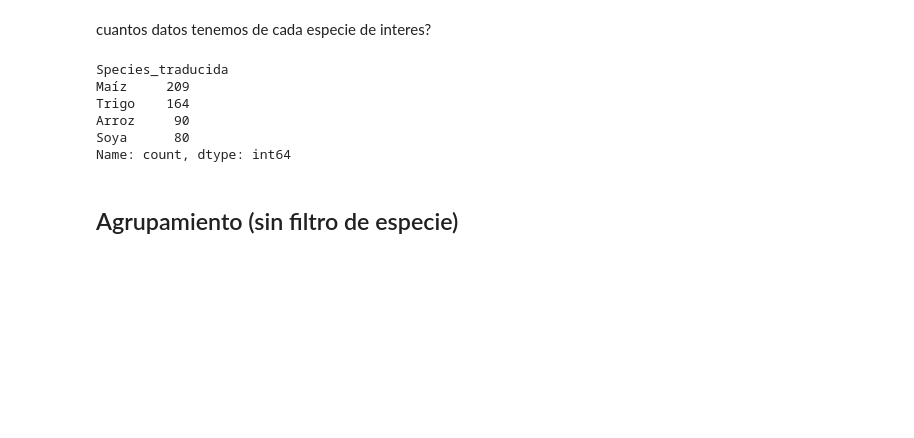
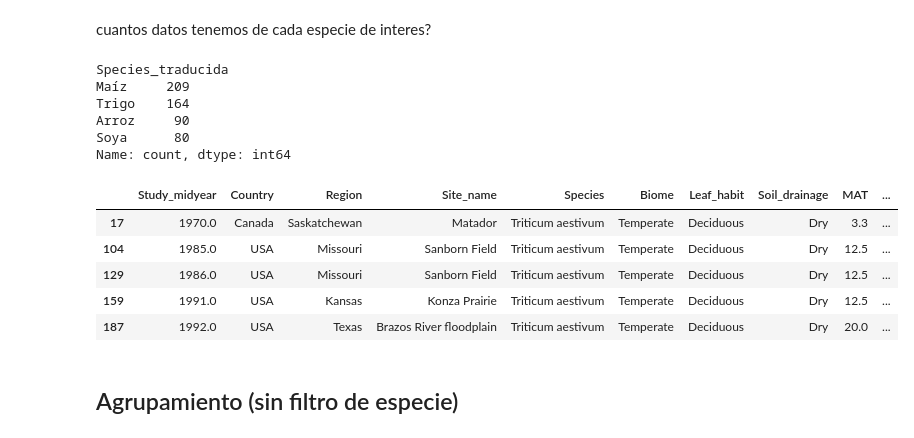
Before and after one commit to MaximilianoVM/NASA_Spaceapps_2024, a Jupyter notebook: Notebooks/1_exploration.ipynb, the cells around one changed output. Drawn from its saved outputs; the diff is of its cells as text; code cells hidden in the pictures; blank space fills up the shorter version.

```diff
--- a/Notebooks/1_exploration.ipynb
+++ b/Notebooks/1_exploration.ipynb
@@ -181,6 +181,15 @@ Trigo    164
 Arroz     90
 Soya      80
 Name: count, dtype: int64
+# %%
+df_traducido.head()
+# %% [output]
+|  | Study_midyear | Country | Region | Site_name | Species | Biome | Leaf_habit | Soil_drainage | MAT | ... |
+| 17 | 1970.0 | Canada | Saskatchewan | Matador | Triticum aestivum | Temperate | Deciduous | Dry | 3.3 | ... |
+| 104 | 1985.0 | USA | Missouri | Sanborn Field | Triticum aestivum | Temperate | Deciduous | Dry | 12.5 | ... |
+| 129 | 1986.0 | USA | Missouri | Sanborn Field | Triticum aestivum | Temperate | Deciduous | Dry | 12.5 | ... |
+| 159 | 1991.0 | USA | Kansas | Konza Prairie | Triticum aestivum | Temperate | Deciduous | Dry | 12.5 | ... |
+| 187 | 1992.0 | USA | Texas | Brazos River floodplain | Triticum aestivum | Temperate | Deciduous | Dry | 20.0 | ... |
 # %% [markdown]
 ## Agrupamiento (sin filtro de especie)
 # %%
```
Also changed, not shown: 1 other file.
